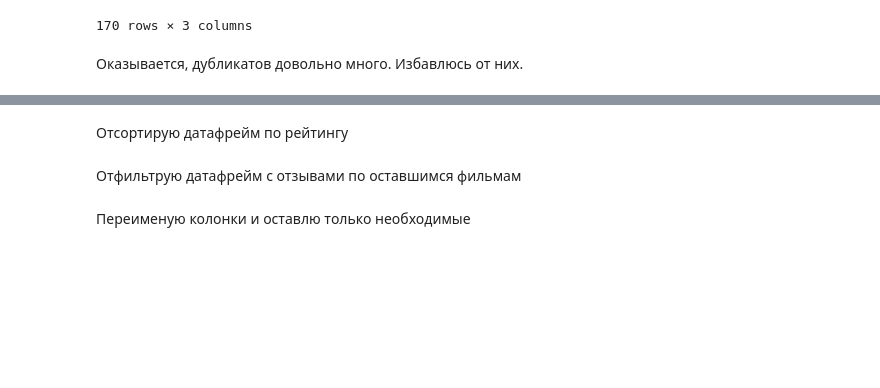
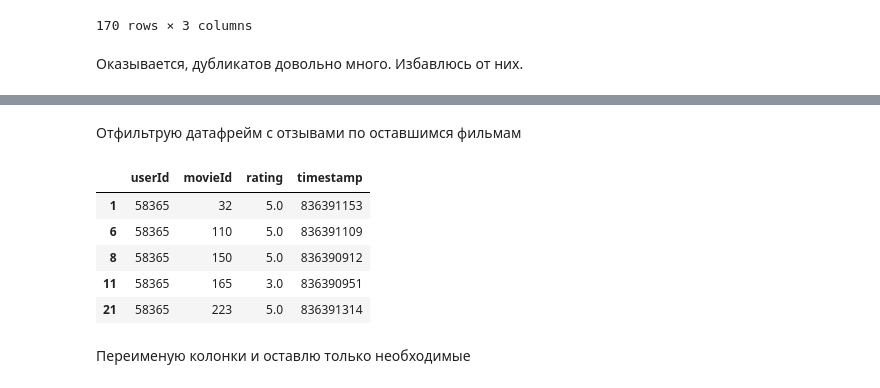
Before and after one commit to inozemtseviv/moodstream-ml, a Jupyter notebook: MoodStream_PREP.ipynb, the cells around one changed output, grey strips where cells are left out. Cells and saved outputs as stored; diff of their text form; code cells hidden in the pictures; blank space fills up the shorter version.

Commit message:
Movies datasets

```diff
--- a/MoodStream_PREP.ipynb
+++ b/MoodStream_PREP.ipynb
@@ -233,9 +234,17 @@ movie_df.head(5)
 | 2 | https://m.media-amazon.com/images... | The Dark Knight | 2008 | 9.0 | 58559 | drama,action,crime,thriller |
 | 4 | https://m.media-amazon.com/images... | The Godfather: Part II | 1974 | 9.0 | 1221 | drama,crime |
 | 5 | https://m.media-amazon.com/images... | 12 Angry Men | 1957 | 9.0 | 1203 | drama |
-# %% [markdown]
-Отсортирую датафрейм по рейтингу
 # %% [markdown]
 Отфильтрую датафрейм с отзывами по оставшимся фильмам
+# %%
+rating_df = df2_ratings[df2_ratings['movieId'].isin(movie_df['movie_id'])]
+rating_df.head(5)
+# %% [output]
+|  | userId | movieId | rating | timestamp |
+| 1 | 58365 | 32 | 5.0 | 836391153 |
+| 6 | 58365 | 110 | 5.0 | 836391109 |
+| 8 | 58365 | 150 | 5.0 | 836390912 |
+| 11 | 58365 | 165 | 3.0 | 836390951 |
+| 21 | 58365 | 223 | 5.0 | 836391314 |
 # %% [markdown]
 Переименую колонки и оставлю только необходимые
```
Also changed, not shown: parts of 4 cells of this notebook, 2 other files.
